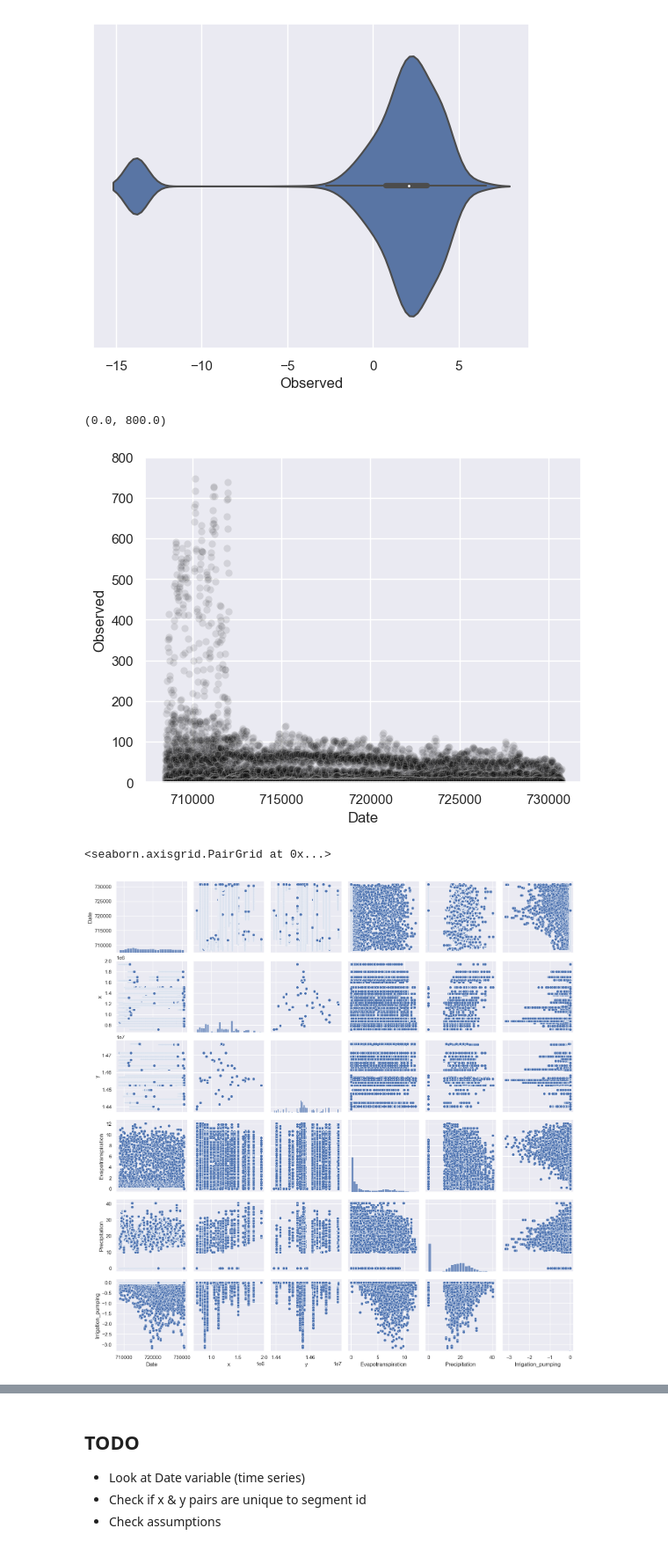
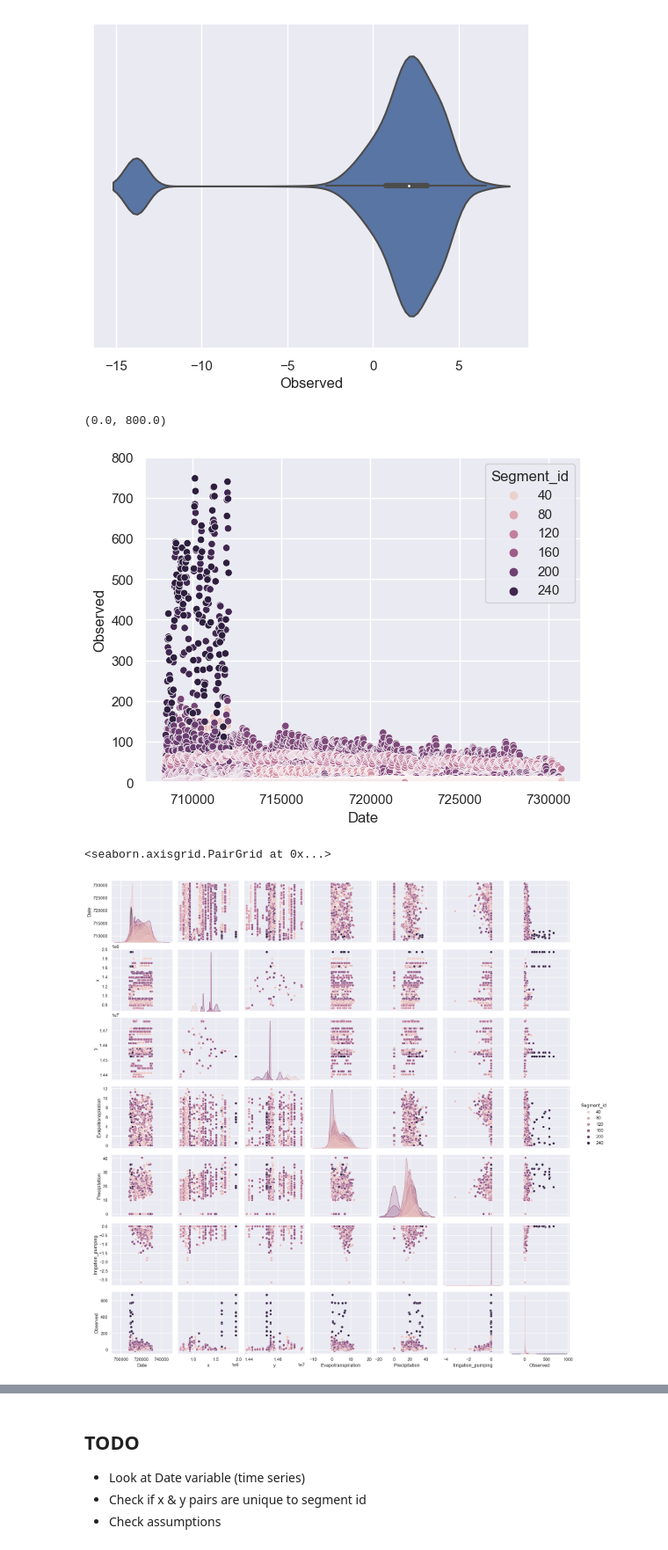
Before and after one commit to sethbeckett/cs6830_project6, a Jupyter notebook: seth_eda.ipynb, the cells around one changed output, grey strips where cells are left out. Shown at 88% size. Saved outputs shown, nothing was run; the diff lists cells and outputs as text; code cells hidden in the pictures.

```diff
--- a/seth_eda.ipynb
+++ b/seth_eda.ipynb
@@ -82,15 +83,15 @@ sns.violinplot(x=np.log(hydro.Observed + 0.000001))
 <AxesSubplot: xlabel='Observed'>
 [figure]
 # %%
-sns.scatterplot(hydro, x="Date", y="Observed", alpha=0.1, color="black")
+sns.scatterplot(hydro, x="Date", y="Observed", alpha=1, color="black", hue="Segment_id")
 plt.ylim(0, 800)
 # %% [output]
 (0.0, 800.0)
-[figure, old version]
+[figure, new version]
 # %%
 # need to change parameters, maybe take smaller sample to effectively show data
-X_numerical = hydro.drop(columns=["Observed", "Segment_id"])
-sns.pairplot(X_numerical)
+# X_numerical = hydro.drop(columns=["Observed", "Segment_id"])
+sns.pairplot(hydro.sample(1000), hue="Segment_id")
 # %% [output]
 <seaborn.axisgrid.PairGrid at 0x...>
-[figure, old version]
+[figure, new version]
```
Also changed, not shown: parts of 7 cells of this notebook.
